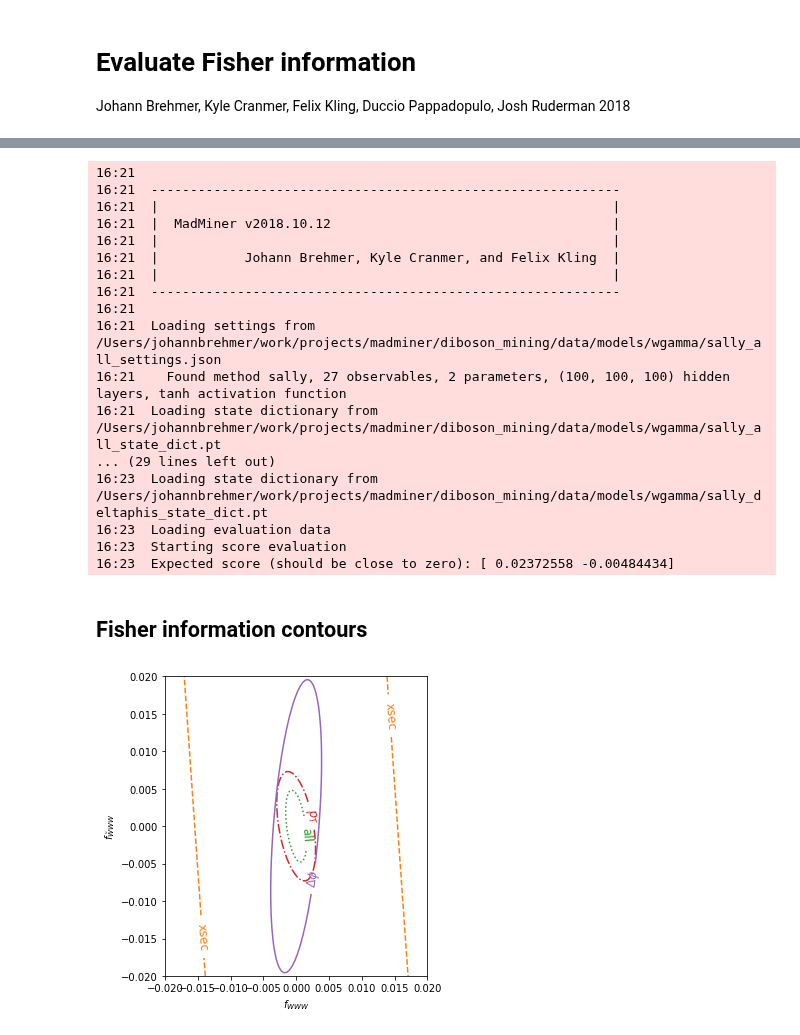
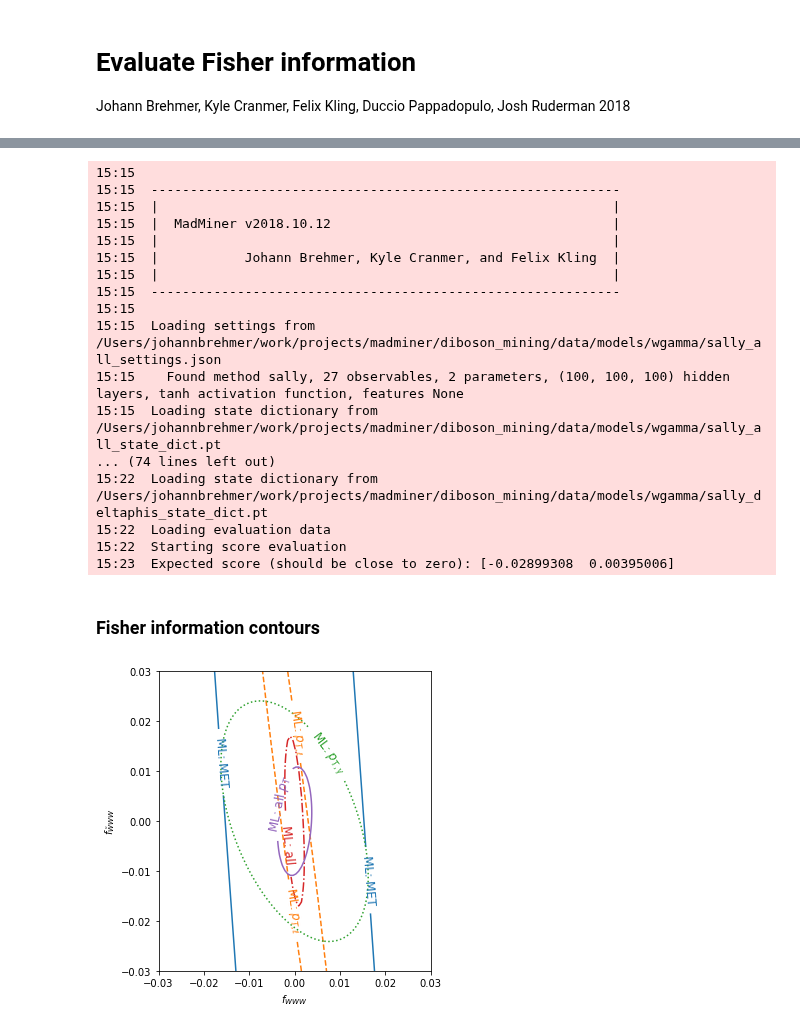
Before and after one commit to dlvp/diboson_mining, a Jupyter notebook: notebooks/wgamma/06_fisher_information.ipynb, the cells around one changed output, grey strips where cells are left out. Drawn from its saved outputs; the diff is of its cells as text; code cells hidden in the pictures.

Commit message:
SALLY checks

```diff
--- a/notebooks/wgamma/06_fisher_information.ipynb
+++ b/notebooks/wgamma/06_fisher_information.ipynb
@@ -31,0 +35,2 @@ model_dir = base_dir + 'data/models/wgamma/'
+# %%
+fisher = FisherInformation(sample_dir + 'samples.h5', debug=True)
@@ -34,2 +147,0 @@ model_dir = base_dir + 'data/models/wgamma/'
-# %%
-fisher = FisherInformation(sample_dir + 'samples.h5', debug=False)
@@ -64,57 +179,63 @@ fisher_info_truth = fisher.calculate_fisher_information_full_truth(
 # %%
-model_filenames = ['sally_all', 'sally_pts', 'sally_deltaphis']
-features = [None, [0, 4, 9], [21,22,25]]
-scores = []
+model_filenames = ['sally_all', 'sally_met', 'sally_ptl', 'sally_pta', 'sally_pts', 'sally_deltaphis']
 fisher_infos_detector = []
 
-for filename, feature in zip(model_filenames, features):
+for filename in model_filenames:
     fisher_infos_detector.append(
         fisher.calculate_fisher_information_full_detector(
             theta=[0.,0.],
-            luminosity = 300000.,
-            model_file = model_dir + filename,
-            unweighted_x_sample_file = sample_dir + 'test_local/x_test.npy',
-            features = feature
+            luminosity=300000.,
+            model_file=model_dir + filename,
+            unweighted_x_sample_file = sample_dir + 'test_local/x_test.npy'
         )
     )
-
-fisher_infos_detector = np.array(fisher_infos_detector)
 # %% [output]
-16:21
-16:21  ------------------------------------------------------------
-16:21  |                                                          |
-16:21  |  MadMiner v2018.10.12                                    |
-16:21  |                                                          |
-16:21  |           Johann Brehmer, Kyle Cranmer, and Felix Kling  |
-16:21  |                                                          |
-16:21  ------------------------------------------------------------
-16:21
-16:21  Loading settings from /Users/johannbrehmer/work/projects/madminer/diboson_mining/data/models/wgamma/sally_all_settings.json
-16:21    Found method sally, 27 observables, 2 parameters, (100, 100, 100) hidden layers, tanh activation function
-16:21  Loading state dictionary from /Users/johannbrehmer/work/projects/madminer/diboson_mining/data/models/wgamma/sally_all_state_dict.pt
-... (29 lines left out)
-16:23  Loading state dictionary from /Users/johannbrehmer/work/projects/madminer/diboson_mining/data/models/wgamma/sally_deltaphis_state_dict.pt
-16:23  Loading evaluation data
-16:23  Starting score evaluation
-16:23  Expected score (should be close to zero): [ 0.02372558 -0.00484434]
+15:15
+15:15  ------------------------------------------------------------
+15:15  |                                                          |
+15:15  |  MadMiner v2018.10.12                                    |
+15:15  |                                                          |
+15:15  |           Johann Brehmer, Kyle Cranmer, and Felix Kling  |
+15:15  |                                                          |
+15:15  ------------------------------------------------------------
+15:15
+15:15  Loading settings from /Users/johannbrehmer/work/projects/madminer/diboson_mining/data/models/wgamma/sally_all_settings.json
+15:15    Found method sally, 27 observables, 2 parameters, (100, 100, 100) hidden layers, tanh activation function, features None
+15:15  Loading state dictionary from /Users/johannbrehmer/work/projects/madminer/diboson_mining/data/models/wgamma/sally_all_state_dict.pt
+... (74 lines left out)
+15:22  Loading state dictionary from /Users/johannbrehmer/work/projects/madminer/diboson_mining/data/models/wgamma/sally_deltaphis_state_dict.pt
+15:22  Loading evaluation data
+15:22  Starting score evaluation
+15:23  Expected score (should be close to zero): [-0.02899308  0.00395006]
 # %% [markdown]
-## Fisher information contours
+### Fisher information contours
 # %%
-fisher_infos = np.array([fisher_info_truth, fisher_info_xsec] + list(fisher_infos_detector))
-labels = ['all-knowing', 'xsec', 'all', r'$p_T$', r'$\Delta \phi$']
+fisher_infos = np.array(
+    [fisher_info_truth, fisher_info_xsec]
+    + list(fisher_infos_histograms)
+    +  list(fisher_infos_detector)
+)
+labels = [
+    'truth: all', 'xsec',
+    'Histo: MET', r'Histo: $p_{T, \ell}$', r'Histo: $p_{T, \gamma}$',
+    'ML: all', 'ML: MET', r'ML: $p_{T, \ell}$', r'ML: $p_{T, \gamma}$', r'ML: all $p_{T}$', r'ML: all $\Delta \phi$'
+]
 # %%
-xmax = 0.02
+indices = [6,7,8,5,9]
+#indices = [3,7]
+#indices = [4,8]
+xmax = 0.03
 
 fig = plot_fisher_information_contours_2d(
-    fisher_information_matrices=100. / 300. * fisher_infos,
+    fisher_information_matrices=100. / 300. * fisher_infos[indices],
     contour_distance=1.,
     xrange=(-xmax,xmax),
     yrange=(-xmax,xmax),
     xlabel=r'$f_{WWW}$',
     ylabel=r'$f_{\tilde{W}WW}$',
-    matrix_labels=labels
+    matrix_labels=[labels[i] for i in indices]
 )
 
-plt.savefig('first_plot_wgamma.pdf')
+#plt.savefig('first_plot_wgamma.pdf')
 # %% [output]
-[figure, old version]
+[figure, new version]
```
Also changed, not shown: parts of 17 cells of this notebook, 3 other files.
